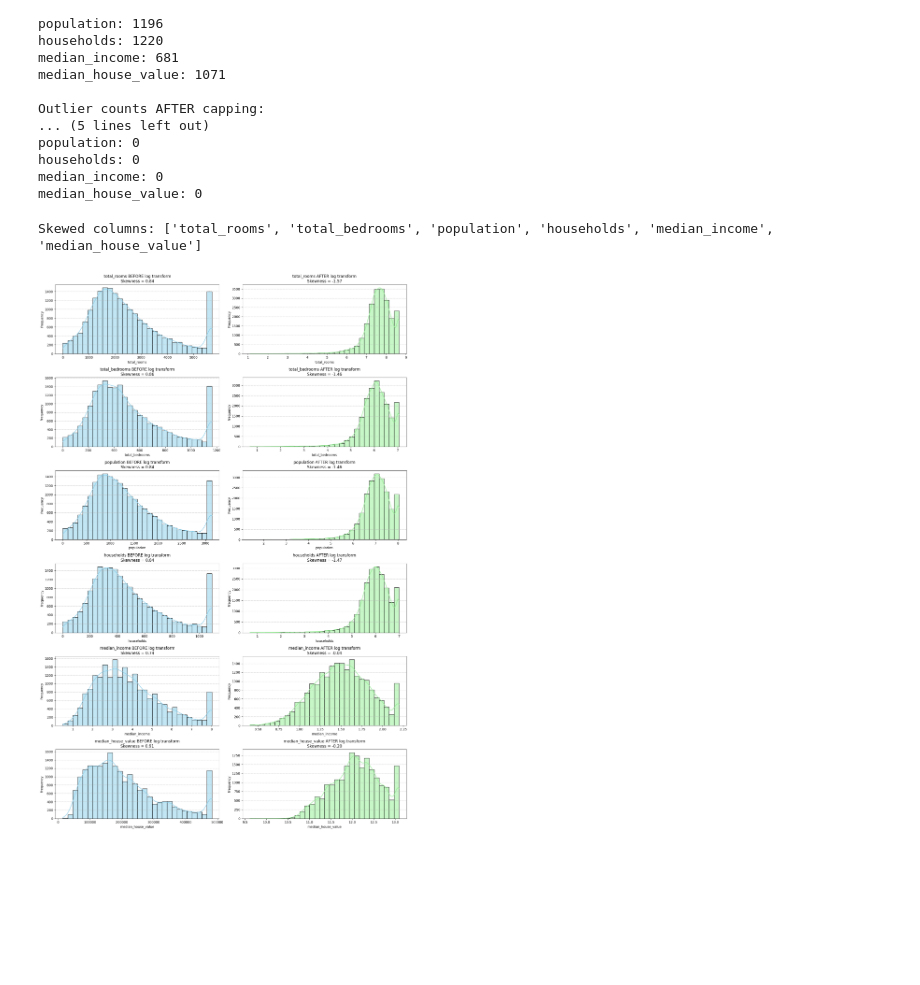
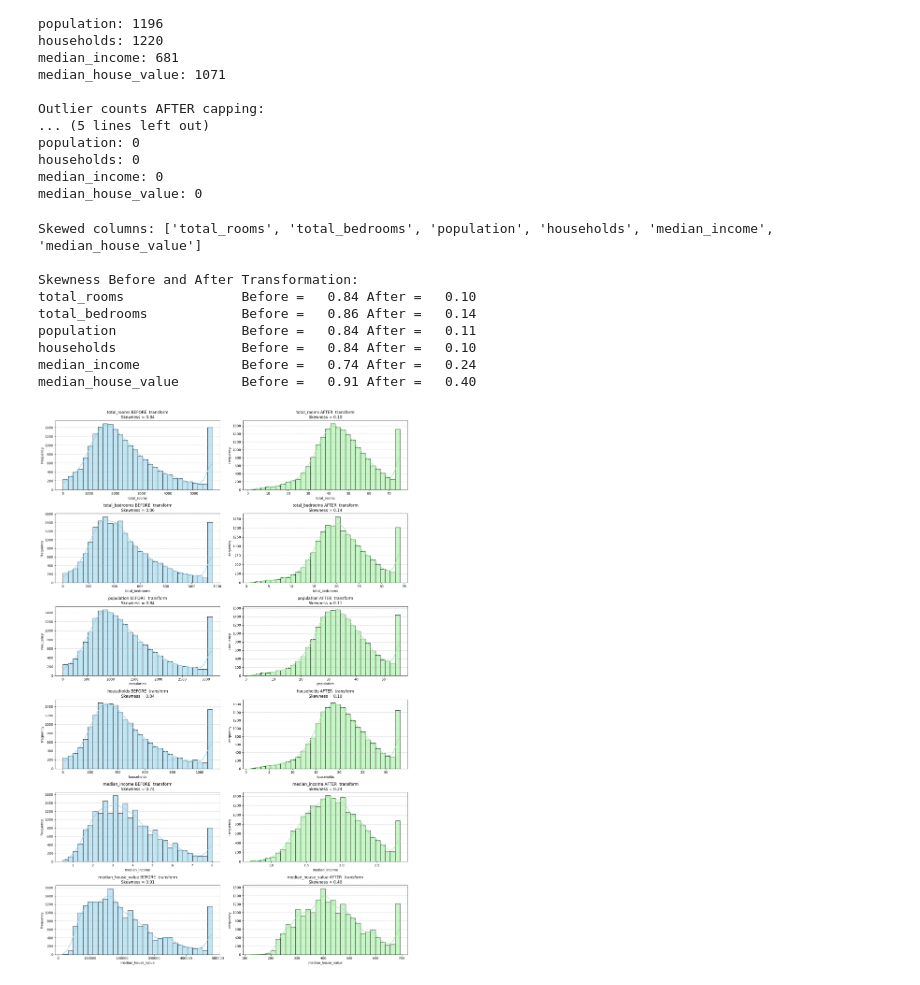
Before and after one commit to Nandhanaa-Mathesvaran/housing, a Jupyter notebook: XGBoost.ipynb, the cells around one changed output. Cells and saved outputs as stored; diff of their text form; code cells hidden in the pictures; blank space fills up the shorter version.

```diff
--- a/XGBoost.ipynb
+++ b/XGBoost.ipynb
@@ -134,42 +134,49 @@ median_income: 0
 median_house_value: 0
 # %%
 from scipy.stats import skew
-import matplotlib.pyplot as plt
-import seaborn as sns
-from numpy import log1p, expm1
 
 num_cols = df.select_dtypes(include=['int64', 'float64']).columns
 
 skew_values_before = df[num_cols].apply(lambda x: skew(x.dropna()))
 
 skewed_cols = skew_values_before[skew_values_before > 0.5].index.tolist()
 print("Skewed columns:", skewed_cols)
 
-df[skewed_cols] = df[skewed_cols].apply(lambda x: log1p(x))
+df[skewed_cols] = df[skewed_cols].apply(lambda x: np.sqrt(x))
 
 skew_values_after = df[skewed_cols].apply(lambda x: skew(x.dropna()))
+
+print("\nSkewness Before and After Transformation:")
+for col in skewed_cols:
+    print(f"{col:25s} Before = {skew_values_before[col]:6.2f} After = {skew_values_after[col]:6.2f}")
 
 plt.figure(figsize=(16, 4 * len(skewed_cols)))
 
 for i, col in enumerate(skewed_cols):
-
     plt.subplot(len(skewed_cols), 2, 2*i + 1)
-    sns.histplot(expm1(df[col]), bins=30, kde=True, color='skyblue', edgecolor='black')
-    plt.title(f"{col} BEFORE log transform\nSkewness = {skew_values_before[col]:.2f}")
+    sns.histplot((df[col] ** 2), bins=30, kde=True, color='skyblue', edgecolor='black')
+    plt.title(f"{col} BEFORE  transform\nSkewness = {skew_values_before[col]:.2f}")
     plt.xlabel(col)
     plt.ylabel("Frequency")
     plt.grid(axis='y', linestyle='--', alpha=0.7)
 
-
     plt.subplot(len(skewed_cols), 2, 2*i + 2)
     sns.histplot(df[col], bins=30, kde=True, color='lightgreen', edgecolor='black')
-    plt.title(f"{col} AFTER log transform\nSkewness = {skew_values_after[col]:.2f}")
+    plt.title(f"{col} AFTER  transform\nSkewness = {skew_values_after[col]:.2f}")
     plt.xlabel(col)
     plt.ylabel("Frequency")
     plt.grid(axis='y', linestyle='--', alpha=0.7)
 
 plt.tight_layout()
 plt.show()
 # %% [output]
 Skewed columns: ['total_rooms', 'total_bedrooms', 'population', 'households', 'median_income', 'median_house_value']
+
+Skewness Before and After Transformation:
+total_rooms               Before =   0.84 After =   0.10
+total_bedrooms            Before =   0.86 After =   0.14
+population                Before =   0.84 After =   0.11
+households                Before =   0.84 After =   0.10
+median_income             Before =   0.74 After =   0.24
+median_house_value        Before =   0.91 After =   0.40
-[figure, old version]
+[figure, new version]
```
Also changed, not shown: parts of 3 cells of this notebook, 1 other file.
